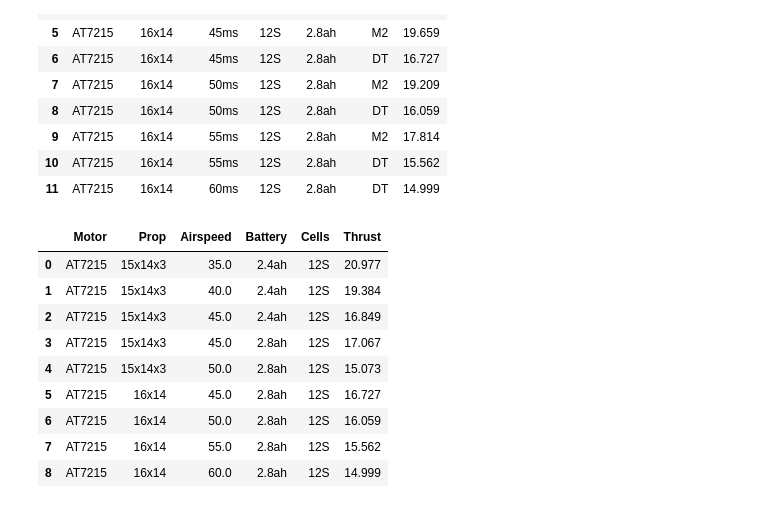
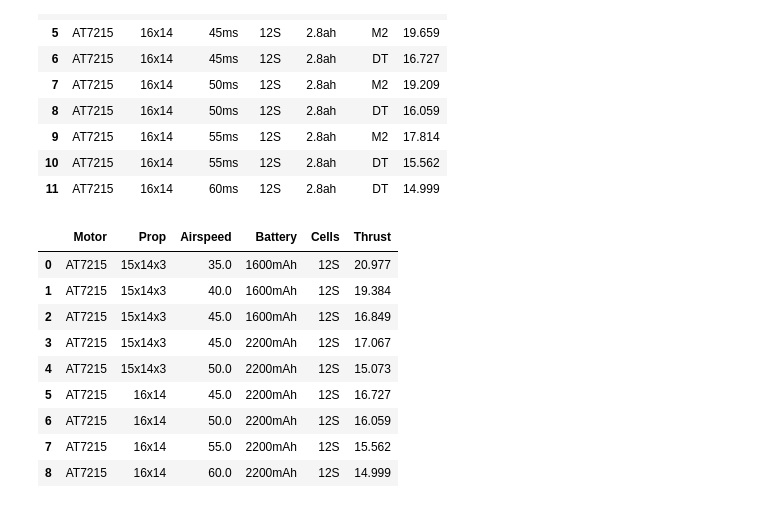
Before and after one commit to SanderGi/DesignBuildFly, a Jupyter notebook: python_tools/eda/windTunnel5.ipynb, the cells around one changed output. Cells and saved outputs as stored; diff of their text form; code cells hidden in the pictures.

```diff
--- a/python_tools/eda/windTunnel5.ipynb
+++ b/python_tools/eda/windTunnel5.ipynb
@@ -281,18 +281,20 @@ df_max["Airspeed"] = df_max["Airspeed"].apply(lambda x: float(x.replace("static"
 # %%
 # keep Config == DT for duplicated "Motor", "Prop", "Airspeed", "Battery", "Cells" combos
 df_max = df_max.groupby(["Motor", "Prop", "Airspeed", "Battery", "Cells"]).agg({"Thrust": "min"}).reset_index()
+df_max.replace('2.8ah', '2200mAh', inplace=True)
+df_max.replace('2.4ah', '1600mAh', inplace=True)
 df_max
 # %% [output]
 |  | Motor | Prop | Airspeed | Battery | Cells | Thrust |
-| 0 | AT7215 | 15x14x3 | 35.0 | 2.4ah | 12S | 20.977 |
-| 1 | AT7215 | 15x14x3 | 40.0 | 2.4ah | 12S | 19.384 |
-| 2 | AT7215 | 15x14x3 | 45.0 | 2.4ah | 12S | 16.849 |
-| 3 | AT7215 | 15x14x3 | 45.0 | 2.8ah | 12S | 17.067 |
-| 4 | AT7215 | 15x14x3 | 50.0 | 2.8ah | 12S | 15.073 |
-| 5 | AT7215 | 16x14 | 45.0 | 2.8ah | 12S | 16.727 |
-| 6 | AT7215 | 16x14 | 50.0 | 2.8ah | 12S | 16.059 |
-| 7 | AT7215 | 16x14 | 55.0 | 2.8ah | 12S | 15.562 |
-| 8 | AT7215 | 16x14 | 60.0 | 2.8ah | 12S | 14.999 |
+| 0 | AT7215 | 15x14x3 | 35.0 | 1600mAh | 12S | 20.977 |
+| 1 | AT7215 | 15x14x3 | 40.0 | 1600mAh | 12S | 19.384 |
+| 2 | AT7215 | 15x14x3 | 45.0 | 1600mAh | 12S | 16.849 |
+| 3 | AT7215 | 15x14x3 | 45.0 | 2200mAh | 12S | 17.067 |
+| 4 | AT7215 | 15x14x3 | 50.0 | 2200mAh | 12S | 15.073 |
+| 5 | AT7215 | 16x14 | 45.0 | 2200mAh | 12S | 16.727 |
+| 6 | AT7215 | 16x14 | 50.0 | 2200mAh | 12S | 16.059 |
+| 7 | AT7215 | 16x14 | 55.0 | 2200mAh | 12S | 15.562 |
+| 8 | AT7215 | 16x14 | 60.0 | 2200mAh | 12S | 14.999 |
 # %%
 df_max_8s = df_max[df_max["Cells"] == "8S"]
 df_max_12s = df_max[df_max["Cells"] == "12S"]
```
Also changed, not shown: parts of 2 cells of this notebook.
